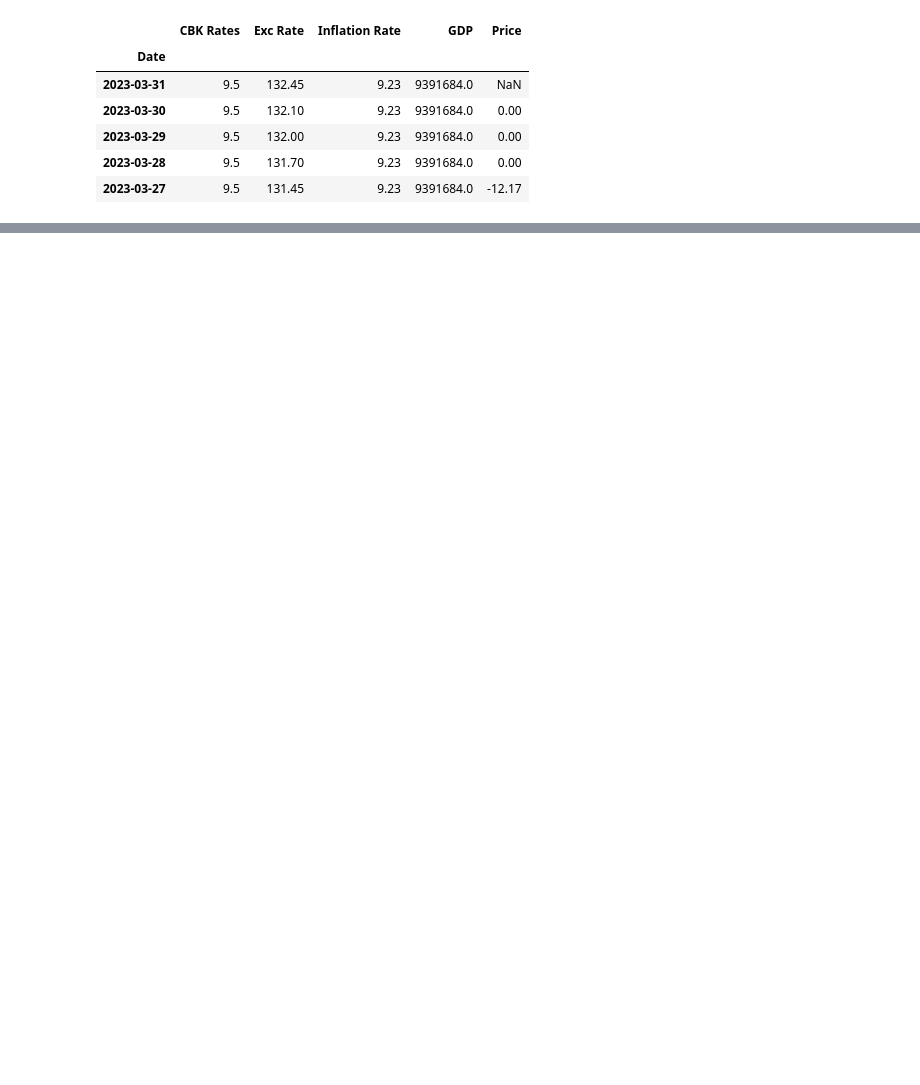
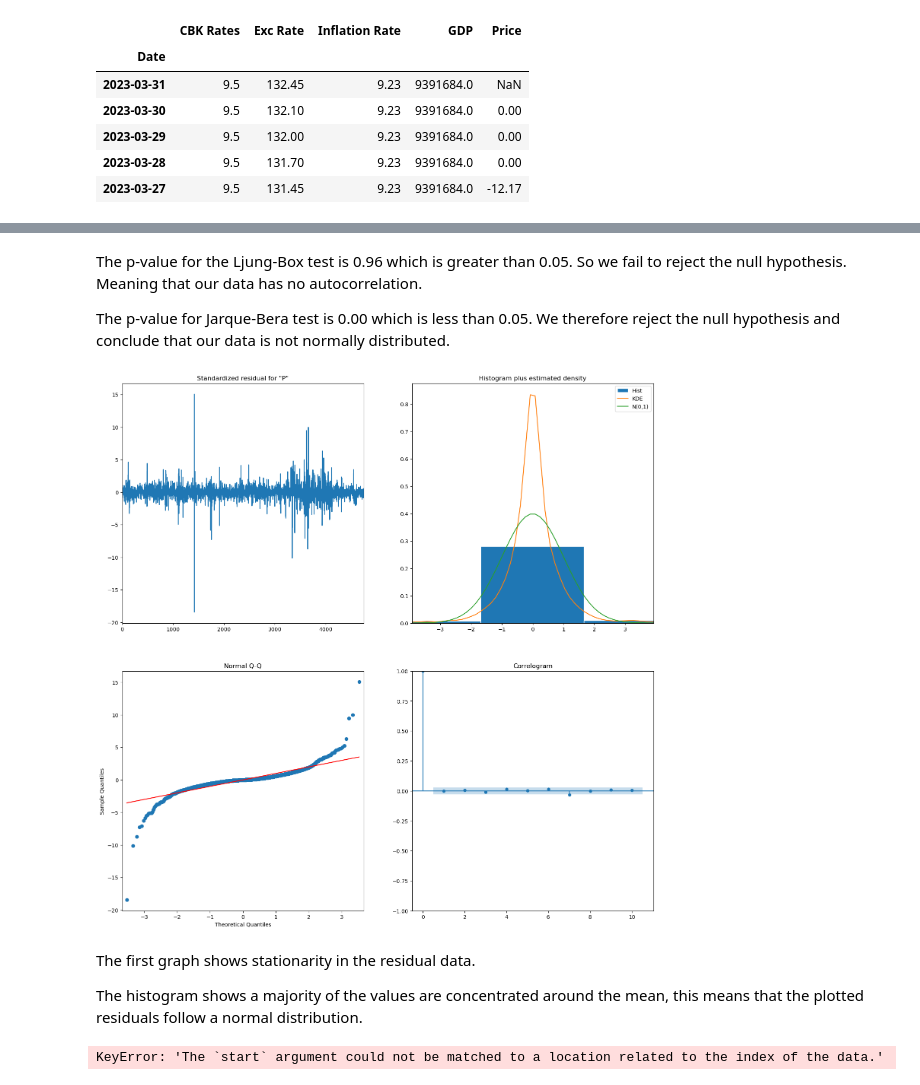
Before and after one commit to CatherineChelagat/Predictive-Time-Series-Model-Case-Study-NSE-Kenya-20-Share-Index, a Jupyter notebook: Predictive Time Series Model.ipynb, the cells around one changed output, grey strips where cells are left out. Drawn from its saved outputs; the diff is of its cells as text; code cells hidden in the pictures; blank space fills up the shorter version.

```diff
--- a/Predictive Time Series Model.ipynb
+++ b/Predictive Time Series Model.ipynb
@@ -888,3 +941,5 @@ time_series = differenced_df.Price
+# %%
+train = baseline_series[:'2017-12-31']
+test = baseline_series['2018-01-01':]
 # %%
-train =
-test =
+train.head()
@@ -893,0 +979,4 @@ scaler.fit
+# %%
+# Building the Baseline Model
+ARIMA_model = ARIMA(train, order=(3,1,2))
+ARIMA_model = ARIMA_model.fit()
@@ -893,0 +1003,18 @@ scaler.fit
+# %% [markdown]
+The p-value for the Ljung-Box test is 0.96 which is greater than 0.05. So we fail to reject the null hypothesis. Meaning that our data has no autocorrelation.
+
+The p-value for Jarque-Bera test is 0.00 which is less than 0.05. We therefore reject the null hypothesis and conclude that our data is not normally distributed.
+# %%
+# Model Diagnostics
+ARIMA_model.plot_diagnostics(figsize=(18,18))
+plt.show()
+# %% [output]
+[figure, added]
+# %% [markdown]
+The first graph shows stationarity in the residual data.
+
+The histogram shows a majority of the values are concentrated around the mean, this means that the plotted residuals follow a normal distribution.
+# %%
+predictions = ARIMA_model.predict(start='2018-01-01', end='2023-03-31', dynamic=True)
+# %% [output]
+KeyError: 'The `start` argument could not be matched to a location related to the index of the data.'
```
Also changed, not shown: parts of 21 cells of this notebook.
